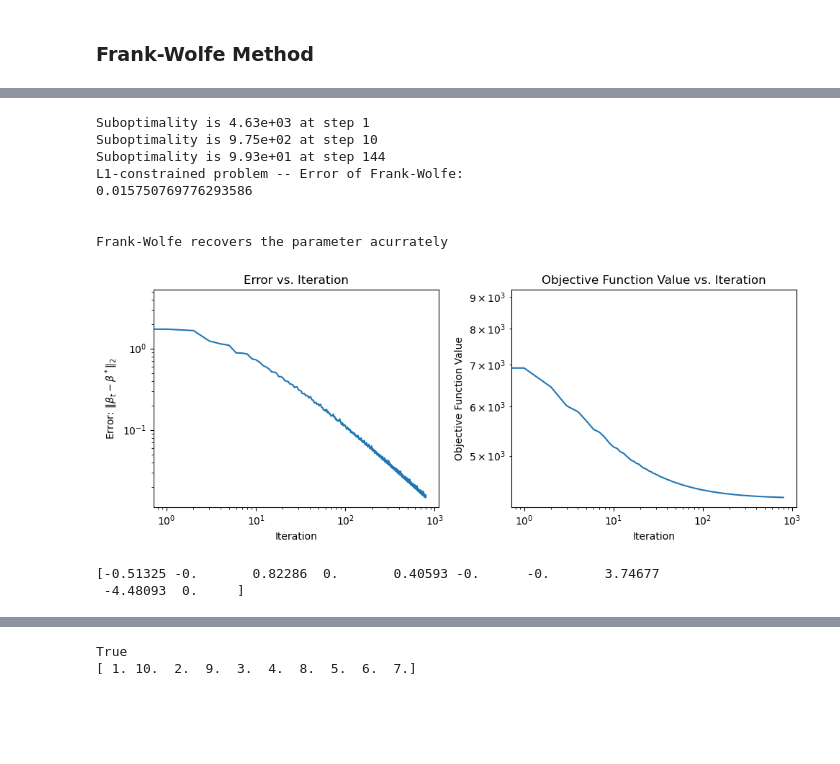
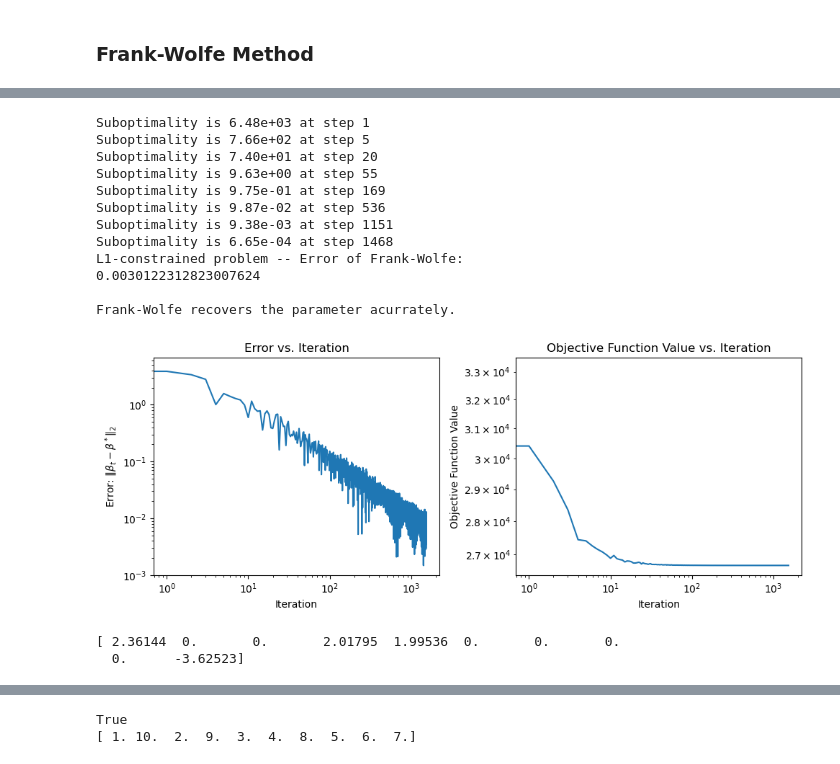
Before and after one commit to kiwi1236/sds631_project, a Jupyter notebook: demo.ipynb, the cells around one changed output, grey strips where cells are left out. Cells and saved outputs as stored; diff of their text form; code cells hidden in the pictures; blank space fills up the shorter version.

```diff
--- a/demo.ipynb
+++ b/demo.ipynb
@@ -289,10 +301,8 @@ def frank_wolfe_lasso(beta_0, X, y, alpha, lambda_, N_iter, const_step=True,
 # Test Frank-Wolfe with constant step size
 
 # initialization
-beta_init = np.zeros(n)
-lambda_ = 10
 stepsize = 0.001
-N_iter = 50
+N_iter = 800
 
 beta_fw, beta_fw_seq, fun_fw_seq, _ = frank_wolfe_lasso(beta_init, X, y, stepsize,
                                                      lambda_, N_iter, const_step=True, beta_opt=beta_opt)
@@ -320,13 +330,11 @@ The error seems a bit large.
 # Test Frank-Wolfe with 2/(t+2) step size
 
 # initialization
-beta_init = np.zeros(n)
 stepsize = None
-lambda_ = 10
-N_iter = 50
+N_iter = 800
 
 beta_fw, beta_fw_seq, fun_fw_seq, subopt_list = frank_wolfe_lasso(beta_init, X, y, stepsize,
-                                                     lambda_, N_iter, const_step=False, beta_opt=beta_opt)
+                                                     lambda_, N_iter, const_step=False, beta_opt=beta_opt, ol=True)
 
 print(f"L1-constrained problem -- Error of Frank-Wolfe: \n{l2_error(beta_fw, beta_opt)}\n")
 
@@ -354,10 +364,8 @@ The error seems a bit large.
 # Test Frank-Wolfe with adaptive step size
 
 # initialization
-beta_init = np.zeros(n)
-lambda_ = 10
 stepsize = None
-N_iter = 50
+N_iter = 800
 
 beta_fw, beta_fw_seq, fun_fw_seq, _ = frank_wolfe_lasso(beta_init, X, y, stepsize,
                                                      lambda_, N_iter, const_step=False,
@@ -386,20 +395,18 @@ The error seems a bit large.
 # %%
-# Test Frank-Wolfe with 2/(t+2) step size
+# Test Frank-Wolfe with line search step size
 
 # initialization
-beta_init = np.zeros(n)
-lambda_ = 10
 stepsize = None
 N_iter = 800
 
-beta_fw, beta_fw_seq, fun_fw_seq, subopt_list = frank_wolfe_lasso(beta_init, X, y, stepsize,
+beta_fw, beta_fw_seq, fun_fw_seq, _ = frank_wolfe_lasso(beta_init, X, y, stepsize,
                                                      lambda_, N_iter, const_step=False,
-                                                     beta_opt=beta_opt)
+                                                     beta_opt=beta_opt, ls=True)
 
 print(f"L1-constrained problem -- Error of Frank-Wolfe: \n{l2_error(beta_fw, beta_opt)}\n")
 
 if l2_error(beta_fw, beta_opt) < 0.1:
-  print("Frank-Wolfe recovers the parameter acurrately.\n")
+  print("Frank-Wolfe recovers the parameter acurrately \n")
 else:
   print("The error seems a bit large.\n")
 
@@ -427,35 +442,37 @@ print(f"{np.linalg.norm(X @ beta_opt - y)**2:.10e}")
 # %%
-# Test Frank-Wolfe with adaptive step size
+## Now test Frank-Wolfe convergence rate with 2/(t+2) step size
 
 # initialization
-beta_init = np.zeros(n)
-lambda_ = 10
 stepsize = None
-N_iter = 800
+N_iter = None
 
-beta_fw, beta_fw_seq, fun_fw_seq, _ = frank_wolfe_lasso(beta_init, X, y, stepsize,
-                                                        lambda_, N_iter, const_step=False,
-                                                        beta_opt=beta_opt, adapt=True)
+beta_fw, beta_fw_seq, fun_fw_seq, subopt_list = frank_wolfe_lasso(beta_init, X, y, stepsize,
+                                                     lambda_, N_iter, const_step=False,
+                                                     beta_opt=beta_opt, epsilon=1e-4, ol=True)
 
 print(f"L1-constrained problem -- Error of Frank-Wolfe: \n{l2_error(beta_fw, beta_opt)}\n")
 
 if l2_error(beta_fw, beta_opt) < 0.1:
-  print("\nFrank-Wolfe recovers the parameter acurrately \n")
+  print("Frank-Wolfe recovers the parameter acurrately.\n")
 else:
-  print("\nThe error seems a bit large.")
+  print("The error seems a bit large.\n")
 
 # generate plots
 plot_results(beta_fw_seq, fun_fw_seq, beta_opt)
 print(beta_fw)
 # %% [output]
-Suboptimality is 4.63e+03 at step 1
-Suboptimality is 9.75e+02 at step 10
-Suboptimality is 9.93e+01 at step 144
+Suboptimality is 6.48e+03 at step 1
+Suboptimality is 7.66e+02 at step 5
+Suboptimality is 7.40e+01 at step 20
+Suboptimality is 9.63e+00 at step 55
+Suboptimality is 9.75e-01 at step 169
+Suboptimality is 9.87e-02 at step 536
+Suboptimality is 9.38e-03 at step 1151
+Suboptimality is 6.65e-04 at step 1468
 L1-constrained problem -- Error of Frank-Wolfe:
-0.015750769776293586
+0.0030122312823007624
 
-
-Frank-Wolfe recovers the parameter acurrately
+Frank-Wolfe recovers the parameter acurrately.
-[figure, old version]
+[figure, new version]
-[-0.51325 -0.       0.82286  0.       0.40593 -0.      -0.       3.74677
- -4.48093  0.     ]
+[ 2.36144  0.       0.       2.01795  1.99536  0.       0.       0.
+  0.      -3.62523]
```
Also changed, not shown: parts of 32 cells of this notebook, 2 other files.
